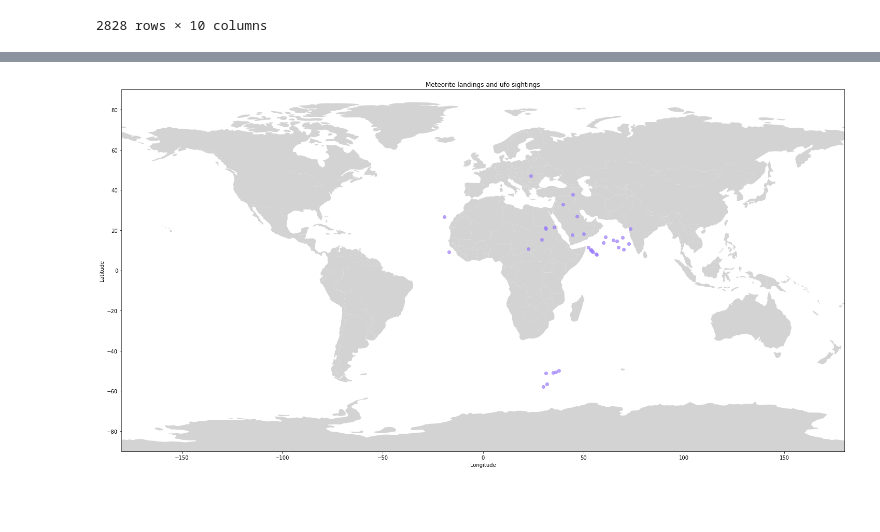
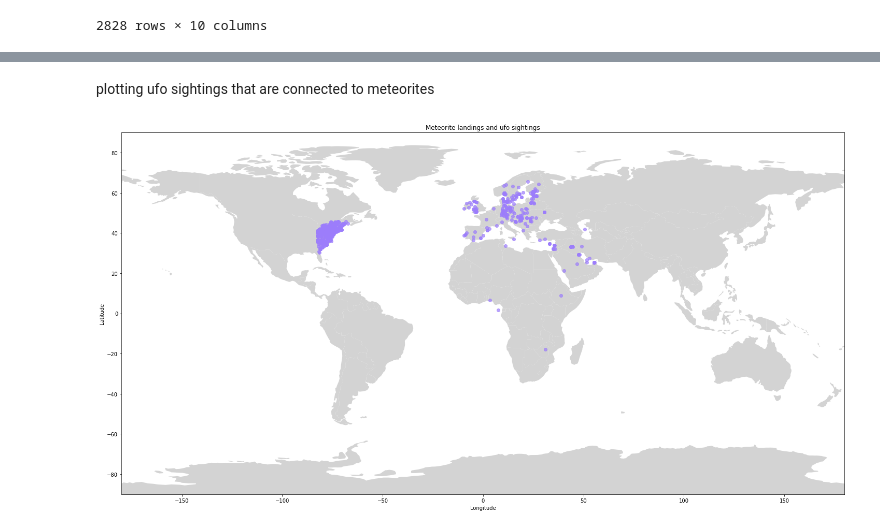
Before and after one commit to robertaparna/ufo-sightings, a Jupyter notebook: ufo-sightings-graph.ipynb, the cells around one changed output, grey strips where cells are left out. Drawn from its saved outputs; the diff is of its cells as text; code cells hidden in the pictures; blank space fills up the shorter version.

```diff
--- a/ufo-sightings-graph.ipynb
+++ b/ufo-sightings-graph.ipynb
@@ -166,8 +123,0 @@ for index, row in df.iterrows():
-# %%
-#Get coordinates in order to plot
-indexes = df.index[df['same_place']=='Yes'].tolist()  #Indexes where it is (almost) same place
-df.iloc[indexes]
-#Find mean of those coordinates for plotting
-latitude = (df['ufo_data']['latitude'].iloc[indexes] + df['meteorite_data']['latitude'].iloc[indexes])/2
-longitude = (df['ufo_data']['longitude'].iloc[indexes] + df['meteorite_data']['longitude'].iloc[indexes])/2
-df.iloc[indexes].shape[0]
@@ -175,0 +166,23 @@ df.iloc[indexes].shape[0]
+# %%
+import geopy.distance
+
+def connected_to_meteorite(longitude, latitude, year):
+    connected_meteorites = meteorite_data[(meteorite_data['Year'] == year) & (abs(meteorite_data['latitude'] - latitude) < 11) & (abs(meteorite_data['longitude'] - longitude) < 11)]
+    if len(connected_meteorites) > 0:
+        connected_meteorites['sightings'] = connected_meteorites.apply(lambda row: close_enough_to_see(latitude, longitude, row.latitude, row.longitude), axis = 1)
+        if connected_meteorites['sightings'].sum() > 0:
+            return 1
+
+    return 0
+
+def close_enough_to_see(lat1, lon1, lat2, lon2):
+    try:
+        distance = geopy.distance.geodesic((lat1, lon1), (lat2, lon2)).km
+        if distance < 1120:
+            return 1
+    except Exception as e: print(e)
+
+    return 0
+
+ufo_df['meteorite'] = ufo_df.apply(lambda row: connected_to_meteorite(row.longitude, row.latitude, row.Year), axis=1)
+ufo_df
@@ -175,0 +207,4 @@ df.iloc[indexes].shape[0]
+# %%
+indexMeteorite = ufo_df[ufo_df['meteorite'] == 0].index
+ufo_df.drop(indexMeteorite, inplace=True)
+ufo_df
@@ -176,19 +225,21 @@ df.iloc[indexes].shape[0]
+# %% [markdown]
+plotting ufo sightings that are connected to meteorites
 # %%
 fig, ax = plt.subplots(figsize=(25, 15))
 worldmap.plot(color="lightgrey", ax=ax)
 
-x = latitude
-y = longitude
+y = ufo_df['latitude']
+x = ufo_df['longitude']
 
 plt.scatter(x, y, alpha=0.7, color='#9C7DFC')
 
 # Creating axis limits and title
 plt.xlim([-180, 180])
 plt.ylim([-90, 90])
 
 plt.title ('Meteorite landings and ufo sightings')
 plt.xlabel("Longitude")
 plt.ylabel("Latitude")
 plt.show()
 # %% [output]
-[figure, old version]
+[figure, new version]
```
Also changed, not shown: parts of 11 cells of this notebook, 2 other files.
